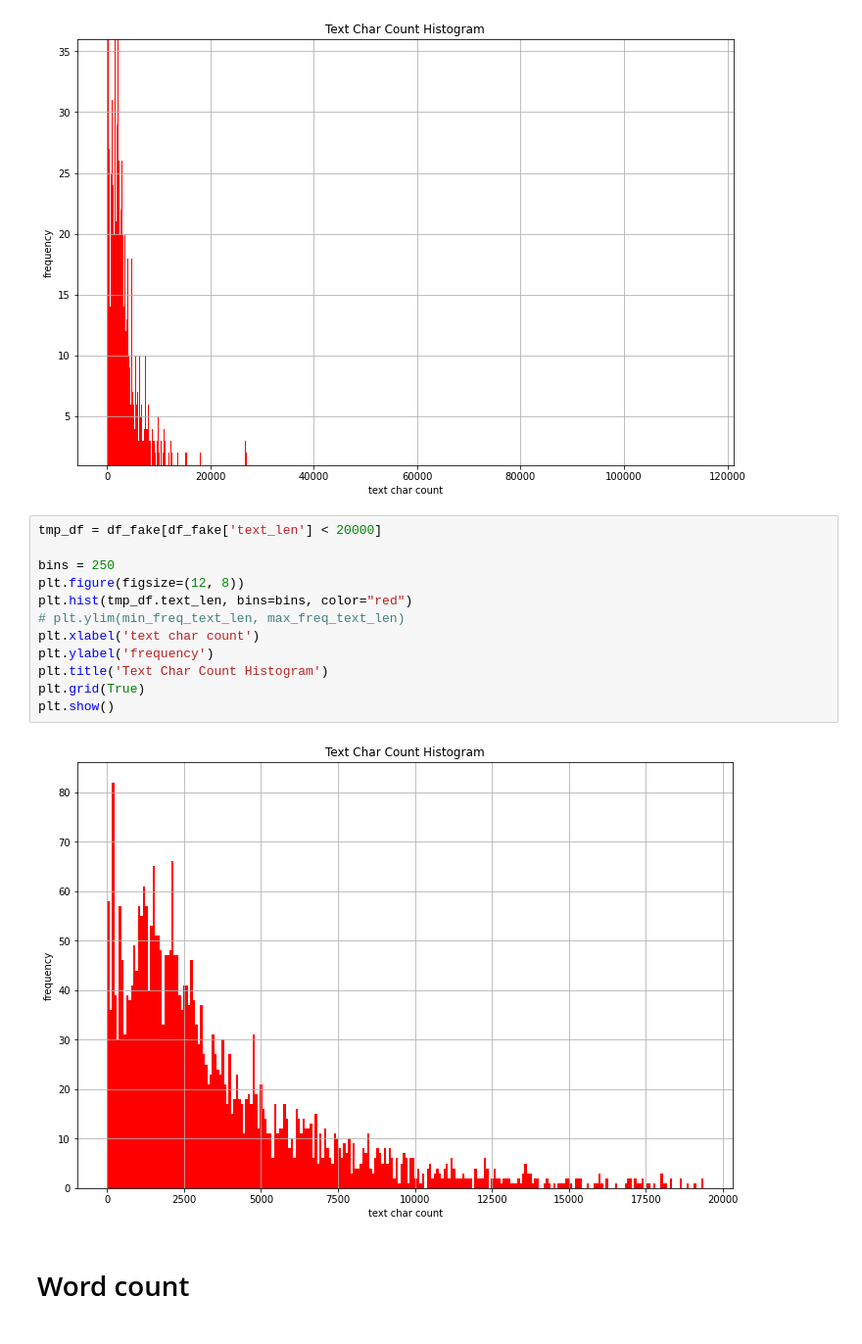
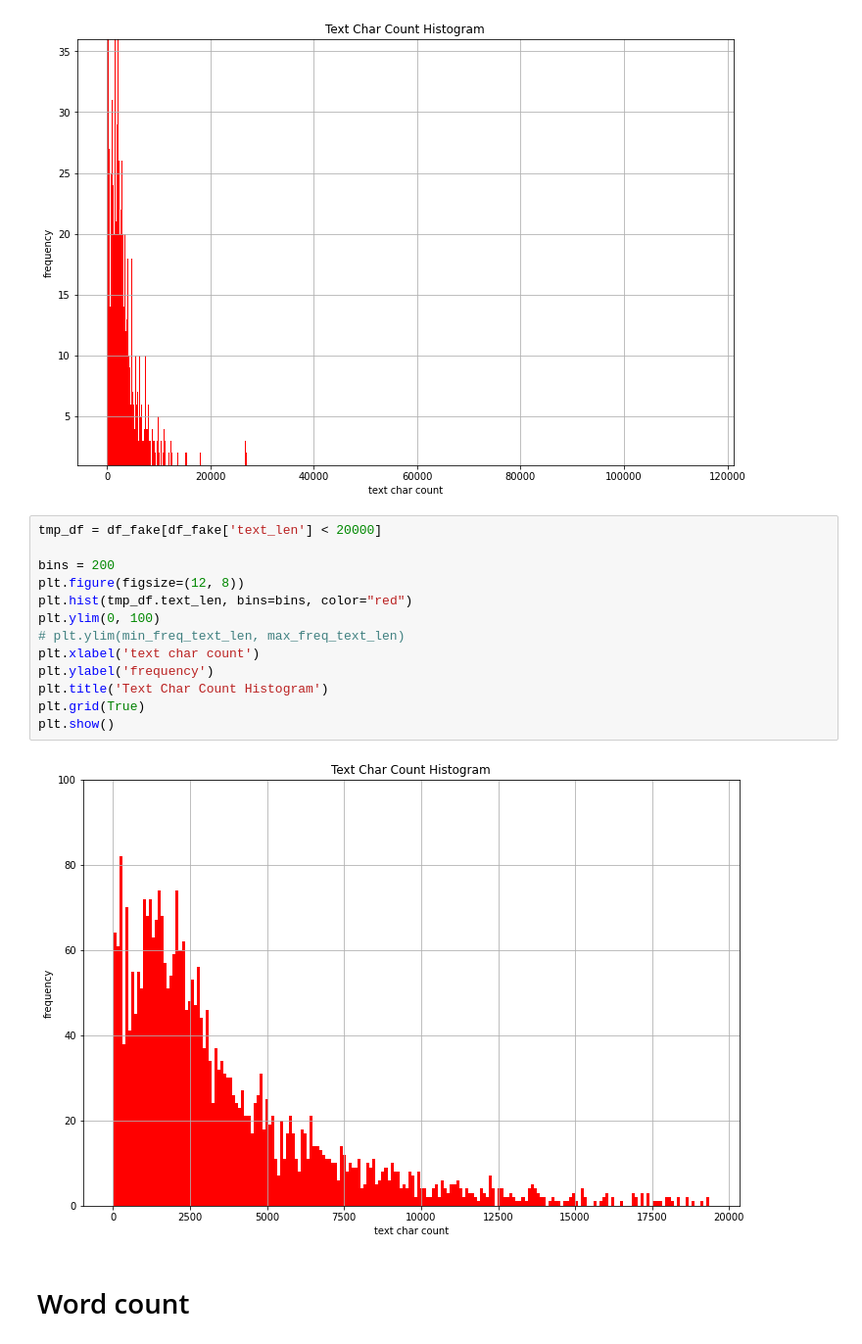
Before and after one commit to jconwell/fake_news_analysis, a Jupyter notebook: 01_data_exploration - JP - discussion.ipynb, the cells around one changed output. Shown: that part at 98% size. Drawn from its saved outputs; the diff is of its cells as text.

```diff
--- a/data_exploration - JP - discussion.ipynb
+++ b/01_data_exploration - JP - discussion.ipynb
@@ -337,17 +323,18 @@ plt.show()
 # %%
 tmp_df = df_fake[df_fake['text_len'] < 20000]
 
-bins = 250
+bins = 200
 plt.figure(figsize=(12, 8))
 plt.hist(tmp_df.text_len, bins=bins, color="red")
+plt.ylim(0, 100)
 # plt.ylim(min_freq_text_len, max_freq_text_len)
 plt.xlabel('text char count')
 plt.ylabel('frequency')
 plt.title('Text Char Count Histogram')
 plt.grid(True)
 plt.show()
 # %% [output]
-[figure, old version]
+[figure, new version]
 # %% [markdown]
 # Word count
 # %% [markdown]
```
Also changed, not shown: parts of 7 cells of this notebook, 2 other files.
